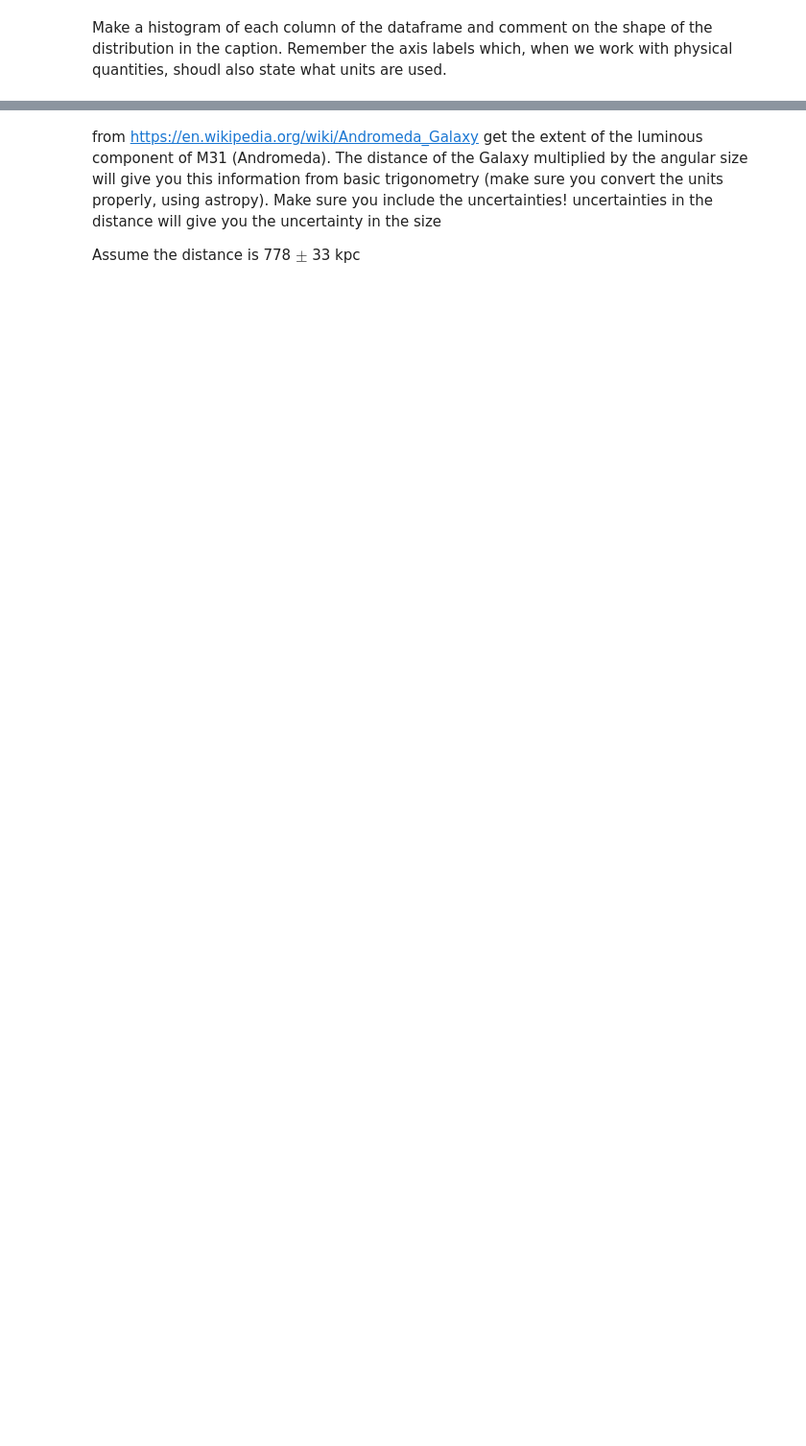
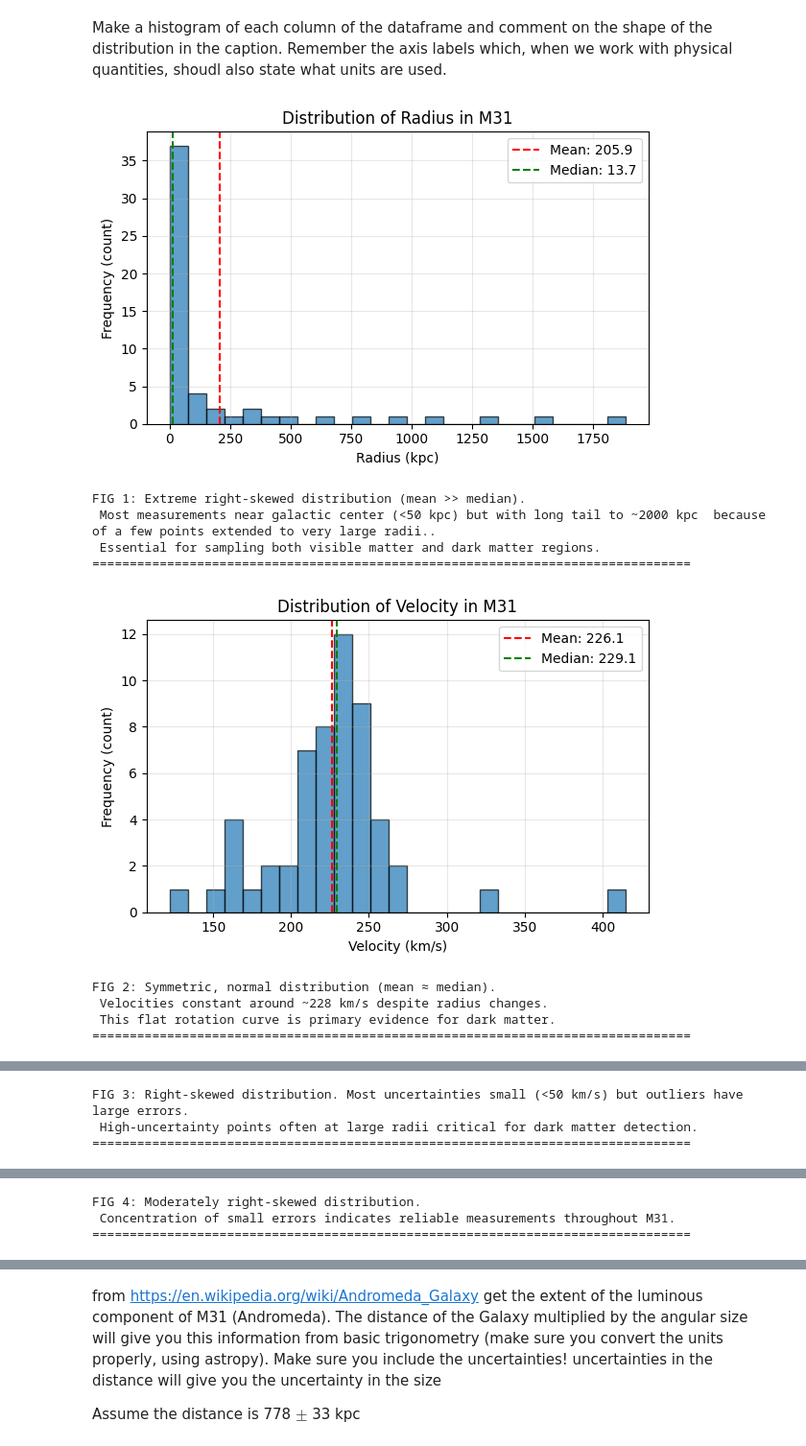
Before and after one commit to elhamkashi/DSPS_EKashi, a Jupyter notebook: HW4/MWrotCurve_instructions.ipynb, the cells around one changed output, grey strips where cells are left out. Shown at 96% size. Drawn from its saved outputs; the diff is of its cells as text; code cells hidden in the pictures; blank space fills up the shorter version.

```diff
--- a/HW4/MWrotCurve_instructions.ipynb
+++ b/HW4/MWrotCurve_instructions.ipynb
@@ -149,0 +229,2 @@ m31 = ...
+# %%
+m31 = pd.read_csv("https://raw.githubusercontent.com/elhamkashi/DSPS_EKashi/refs/heads/main/HW4/m31.csv", sep=",", skiprows=1, skipinitialspace=True)
@@ -149,0 +278,10 @@ m31 = ...
+# %%
+# Rename the columns to match the instruction's format
+#  Reset all column names explicitly
+new_columns = ['r', 'v', 'dv', 'err', 'err_tot']
+m31.columns = new_columns
+
+# Display the result
+print("Final headers:")
+print(m31.head())
+print("\nColumn names:", m31.columns.tolist())
@@ -171,2 +407,58 @@ Look at the mean and the median of each column - what can you say about the dist
 # %% [markdown]
 Make a histogram of each column of the dataframe and comment on the shape of the distribution in the caption. Remember the axis labels which, when we work with physical quantities, shoudl also state what units are used.
+# %%
+# captions as text below each plot
+
+# Define the lists for columns, units, and titles
+columns = ['r', 'v', 'dv', 'err', 'err_tot']
+units = ['kpc', 'km/s', 'km/s', 'km/s', 'km/s']
+titles = ['Radius', 'Velocity', 'St.dev.', 'St.error', 'Total Error']
+
+# Create histograms for each column with individual captions
+captions = [
+    "FIG 1: Extreme right-skewed distribution (mean >> median). \n Most measurements near galactic center (<50 kpc) but with long tail to ~2000 kpc  because of a few points extended to very large radii.. \n Essential for sampling both visible matter and dark matter regions.",
+
+    "FIG 2: Symmetric, normal distribution (mean ≈ median). \n Velocities constant around ~228 km/s despite radius changes. \n This flat rotation curve is primary evidence for dark matter.",
+
+    "FIG 3: Right-skewed distribution. Most uncertainties small (<50 km/s) but outliers have large errors. \n High-uncertainty points often at large radii critical for dark matter detection.",
+
+    "FIG 4: Moderately right-skewed distribution. \n Concentration of small errors indicates reliable measurements throughout M31.",
+
+    "FIG 5: Strongly right-skewed distribution. \n Long tail shows measurement challenges at large distances where dark matter dominates."
+]
+for i, (col, unit, title) in enumerate(zip(columns, units, titles)):
+    # Create the plot
+    plt.figure(figsize=(6, 4))
+    plt.hist(m31[col], bins=25, alpha=0.7, edgecolor='black') #Split item values into 25 equal-width intervals.
+    plt.xlabel(f'{title} ({unit})')
+    plt.ylabel('Frequency (count)') #count how many measurements lie in each interval
+    plt.title(f'Distribution of {title} in M31')
+    plt.grid(True, alpha=0.3)
+
+    # Add mean and median lines
+    mean_val = m31[col].mean()
+    median_val = m31[col].median()
+    plt.axvline(mean_val, color='red', linestyle='--', label=f'Mean: {mean_val:.1f}')
+    plt.axvline(median_val, color='green', linestyle='--', label=f'Median: {median_val:.1f}')
+    plt.legend()
+
+    plt.tight_layout()
+    plt.show()
+
+
+
+    # Print the caption as text
+    print(f" ")
+    print(captions[i])
+    print("="*80)
+# %% [output]
+[figure, added]
+FIG 1: Extreme right-skewed distribution (mean >> median).
+ Most measurements near galactic center (<50 kpc) but with long tail to ~2000 kpc  because of a few points extended to very large radii..
+ Essential for sampling both visible matter and dark matter regions.
+================================================================================
+[figure, added]
+FIG 2: Symmetric, normal distribution (mean ≈ median).
+ Velocities constant around ~228 km/s despite radius changes.
+ This flat rotation curve is primary evidence for dark matter.
+================================================================================
@@ -172,0 +466,3 @@ Make a histogram of each column of the dataframe and comment on the shape of the
+FIG 3: Right-skewed distribution. Most uncertainties small (<50 km/s) but outliers have large errors.
+ High-uncertainty points often at large radii critical for dark matter detection.
+================================================================================
@@ -172,0 +470,3 @@ Make a histogram of each column of the dataframe and comment on the shape of the
+FIG 4: Moderately right-skewed distribution.
+ Concentration of small errors indicates reliable measurements throughout M31.
+================================================================================
```
Also changed, not shown: parts of 78 cells of this notebook.
